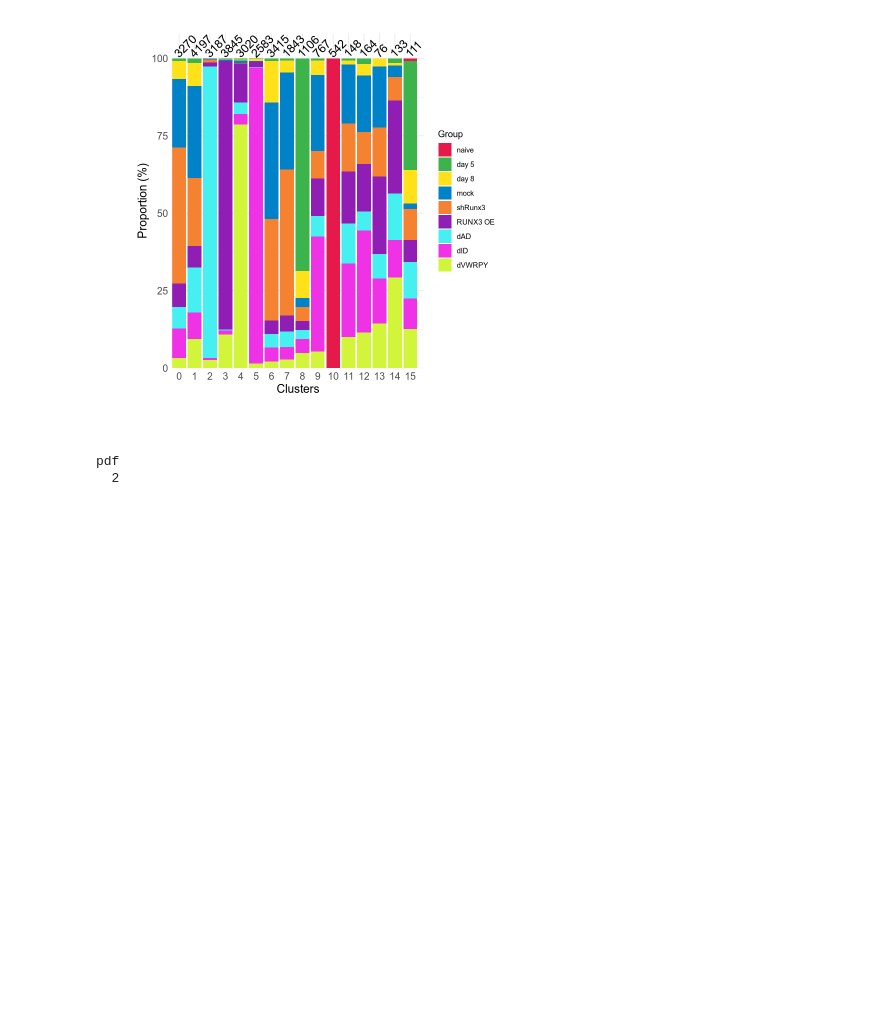
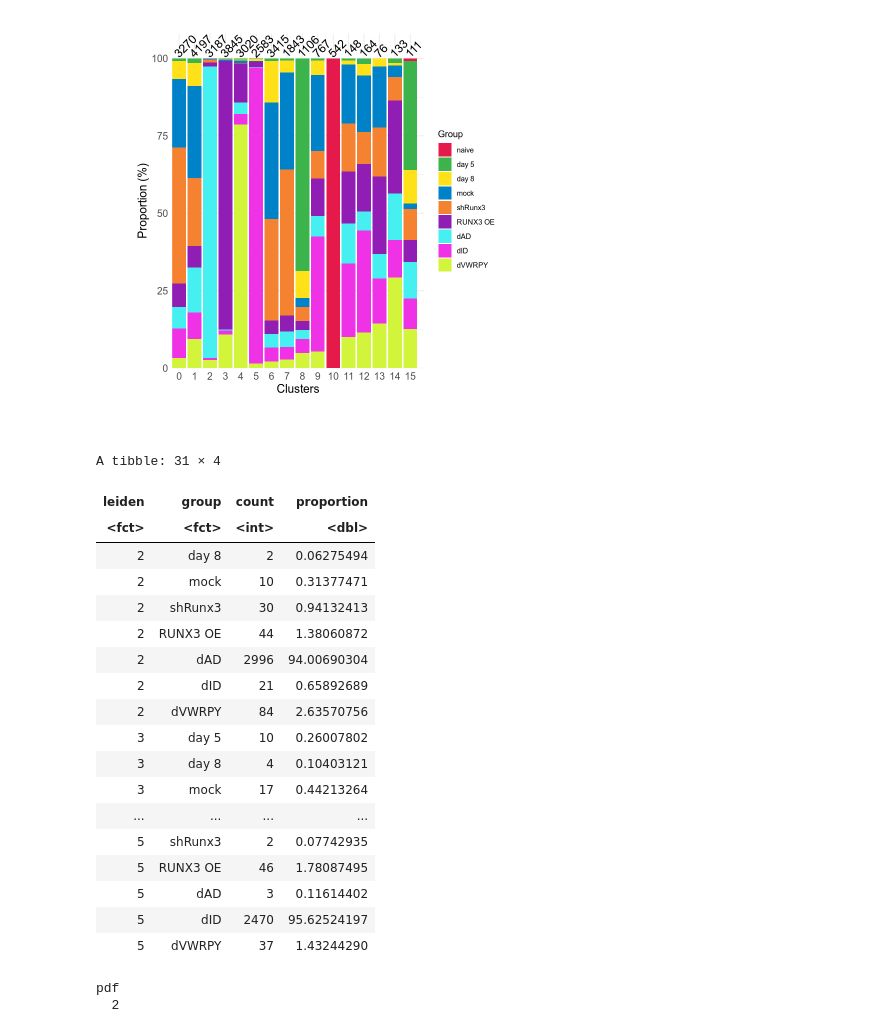
Before and after one commit to ScrippsPipkinLab/AlbaoRunx3Manuscript, a Jupyter notebook: figures/05/MRE-diffExp.ipynb, the cells around one changed output. Drawn from its saved outputs; the diff is of its cells as text; code cells hidden in the pictures; blank space fills up the shorter version.

```diff
--- a/figures/05/MRE-diffExp.ipynb
+++ b/figures/05/MRE-diffExp.ipynb
@@ -294,6 +259,28 @@ ggplot() +
 `summarise()` has grouped output by 'leiden'. You can override using the
 `.groups` argument.
 [figure]
+# %%
+cluster_proportions %>% filter(leiden %in% c(3, 2, 5, 4))
+# %% [output]
+A tibble: 31 × 4
+| leiden | group | count | proportion |
+| <fct> | <fct> | <int> | <dbl> |
+| 2 | day 8 | 2 | 0.06275494 |
+| 2 | mock | 10 | 0.31377471 |
+| 2 | shRunx3 | 30 | 0.94132413 |
+| 2 | RUNX3 OE | 44 | 1.38060872 |
+| 2 | dAD | 2996 | 94.00690304 |
+| 2 | dID | 21 | 0.65892689 |
+| 2 | dVWRPY | 84 | 2.63570756 |
+| 3 | day 5 | 10 | 0.26007802 |
+| 3 | day 8 | 4 | 0.10403121 |
+| 3 | mock | 17 | 0.44213264 |
+| ... | ... | ... | ... |
+| 5 | shRunx3 | 2 | 0.07742935 |
+| 5 | RUNX3 OE | 46 | 1.78087495 |
+| 5 | dAD | 3 | 0.11614402 |
+| 5 | dID | 2470 | 95.62524197 |
+| 5 | dVWRPY | 37 | 1.43244290 |
 # %%
 # Code by ChatGPT
 cluster_proportions <- clusters %>%
```
Also changed, not shown: parts of 13 cells of this notebook, 15 other files.
